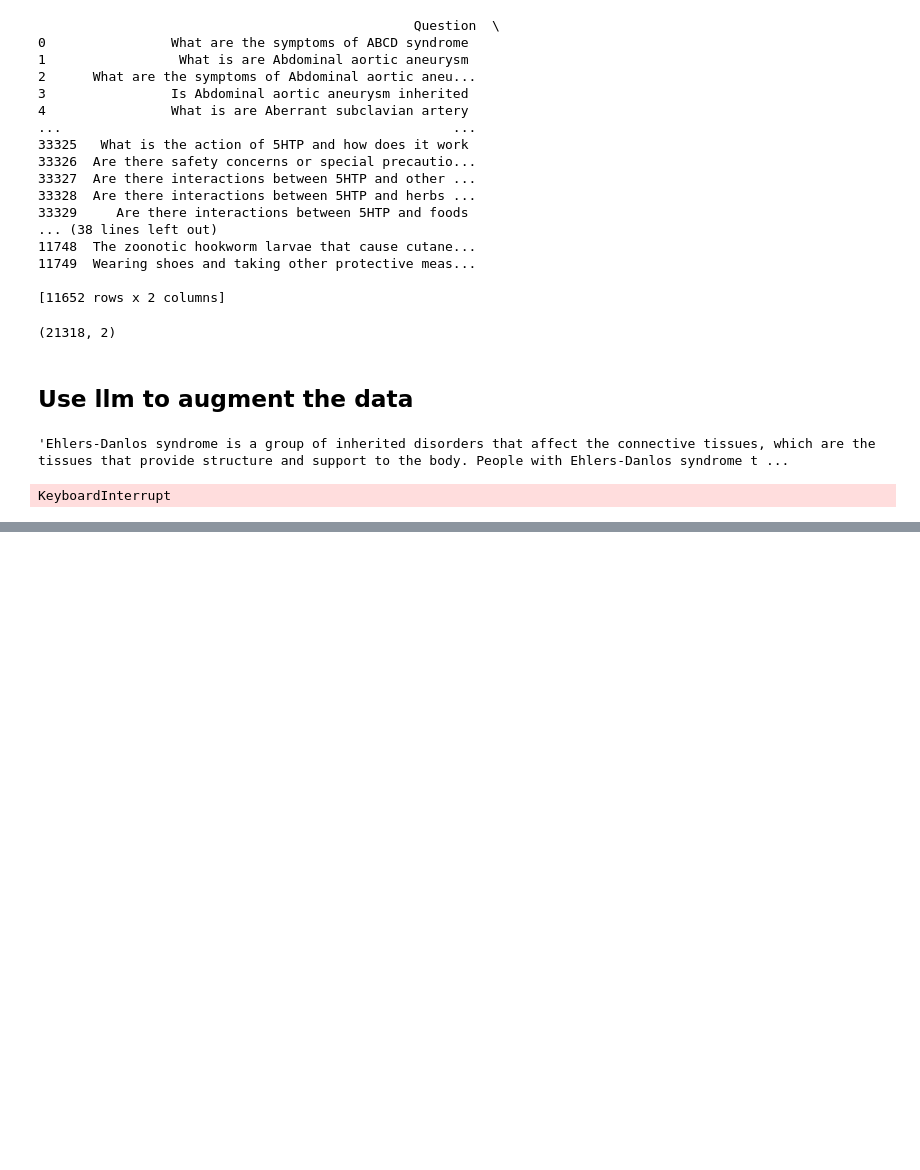
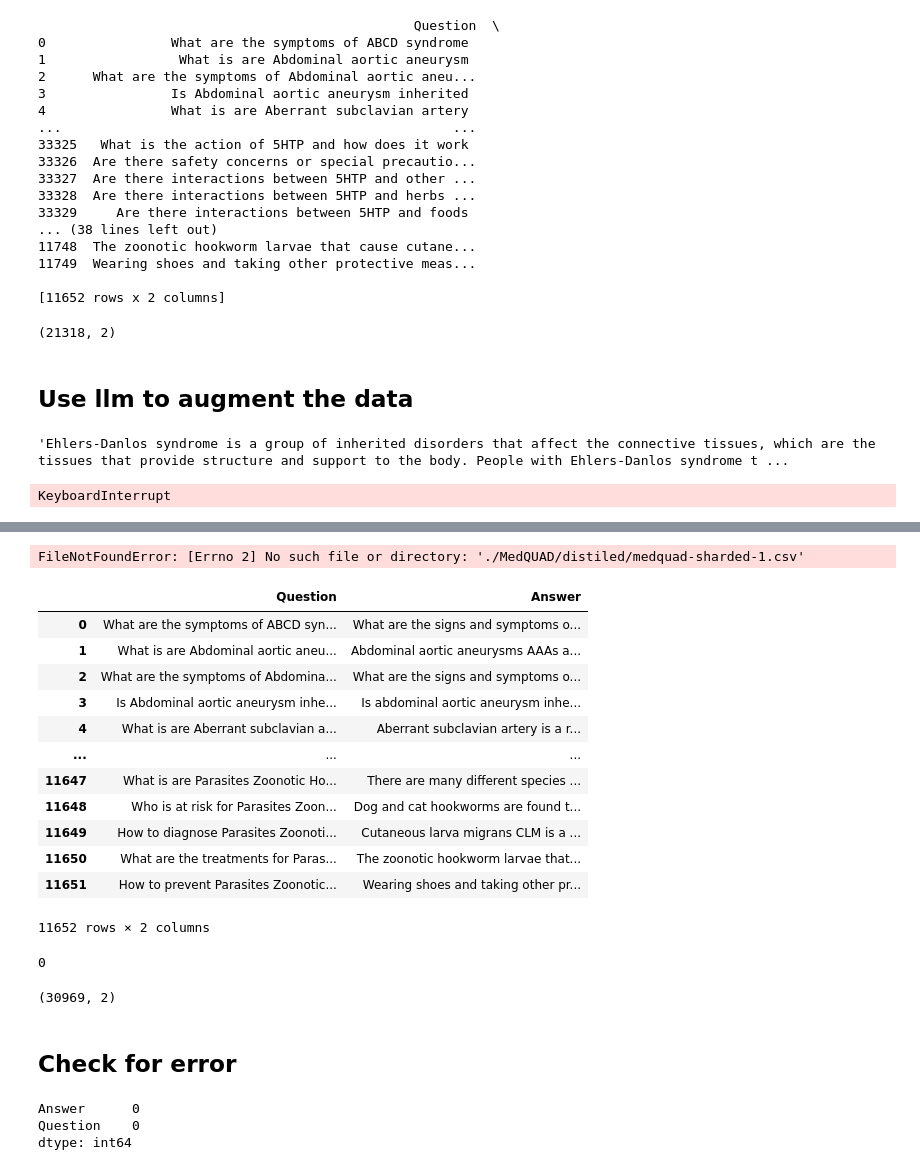
Before and after one commit to Digirent-Enterprise/Data-Clean, a Jupyter notebook: data_cleaning.ipynb, the cells around one changed output, grey strips where cells are left out. Cells and saved outputs as stored; diff of their text form; code cells hidden in the pictures; blank space fills up the shorter version.

Commit message:
Finished MedQUAD

```diff
--- a/data_cleaning.ipynb
+++ b/data_cleaning.ipynb
@@ -547,0 +575,8 @@ res_df.to_csv(encoding='utf-8-sig')
+# %%
+shard_1 = pd.read_csv('/home/nhat/Desktop/Capstone/Data-Clean/MedQUAD/distiled/medquad-sharded-1.csv',index_col = 0)
+shard_2 = pd.read_csv('/home/nhat/Desktop/Capstone/Data-Clean/MedQUAD/distiled/medquad-sharded-2.csv',index_col = 0)
+shard_3 = pd.read_csv('/home/nhat/Desktop/Capstone/Data-Clean/MedQUAD/distiled/medquad-sharded-3.csv',index_col = 0)
+shard_5 = pd.read_csv('/home/nhat/Desktop/Capstone/Data-Clean/MedQUAD/distiled/medquad-sharded-5.csv',index_col = 0)
+shard_cleaned =  pd.read_parquet('/home/nhat/Desktop/Capstone/Data-Clean/MedQUAD/distiled/medquad_cleaned.gzip')
+# %% [output]
+FileNotFoundError: [Errno 2] No such file or directory: './MedQUAD/distiled/medquad-sharded-1.csv'
@@ -547,0 +593,22 @@ res_df.to_csv(encoding='utf-8-sig')
+# %%
+shard_cleaned
+# %% [output]
+|  | Question | Answer |
+| 0 | What are the symptoms of ABCD syn... | What are the signs and symptoms o... |
+| 1 | What is are Abdominal aortic aneu... | Abdominal aortic aneurysms AAAs a... |
+| 2 | What are the symptoms of Abdomina... | What are the signs and symptoms o... |
+| 3 | Is Abdominal aortic aneurysm inhe... | Is abdominal aortic aneurysm inhe... |
+| 4 | What is are Aberrant subclavian a... | Aberrant subclavian artery is a r... |
+| ... | ... | ... |
+| 11647 | What is are Parasites Zoonotic Ho... | There are many different species ... |
+| 11648 | Who is at risk for Parasites Zoon... | Dog and cat hookworms are found t... |
+| 11649 | How to diagnose Parasites Zoonoti... | Cutaneous larva migrans CLM is a ... |
+| 11650 | What are the treatments for Paras... | The zoonotic hookworm larvae that... |
+| 11651 | How to prevent Parasites Zoonotic... | Wearing shoes and taking other pr... |
+11652 rows × 2 columns
+# %%
+# Count the number of rows that contain the word 'error' in case insensitive
+error_count = shard_cleaned['Question'].str.lower().str.count('error').sum()
+print(error_count)
+# %% [output]
+0
@@ -547,0 +617,12 @@ res_df.to_csv(encoding='utf-8-sig')
+# %%
+joined_df.shape
+# %% [output]
+(30969, 2)
+# %% [markdown]
+## Check for error
+# %%
+joined_df.isna().sum()
+# %% [output]
+Answer      0
+Question    0
+dtype: int64
```
Also changed, not shown: parts of 18 cells of this notebook, 7 other files.
